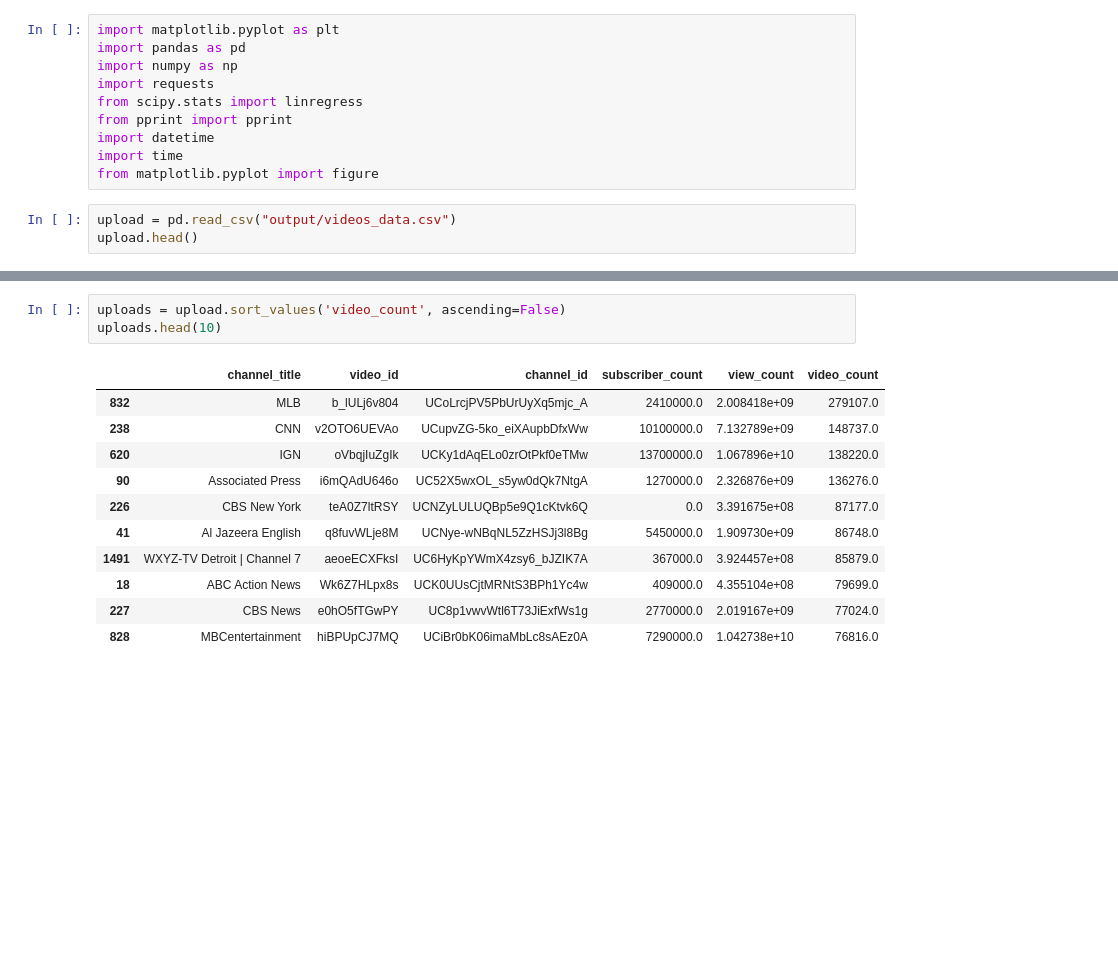
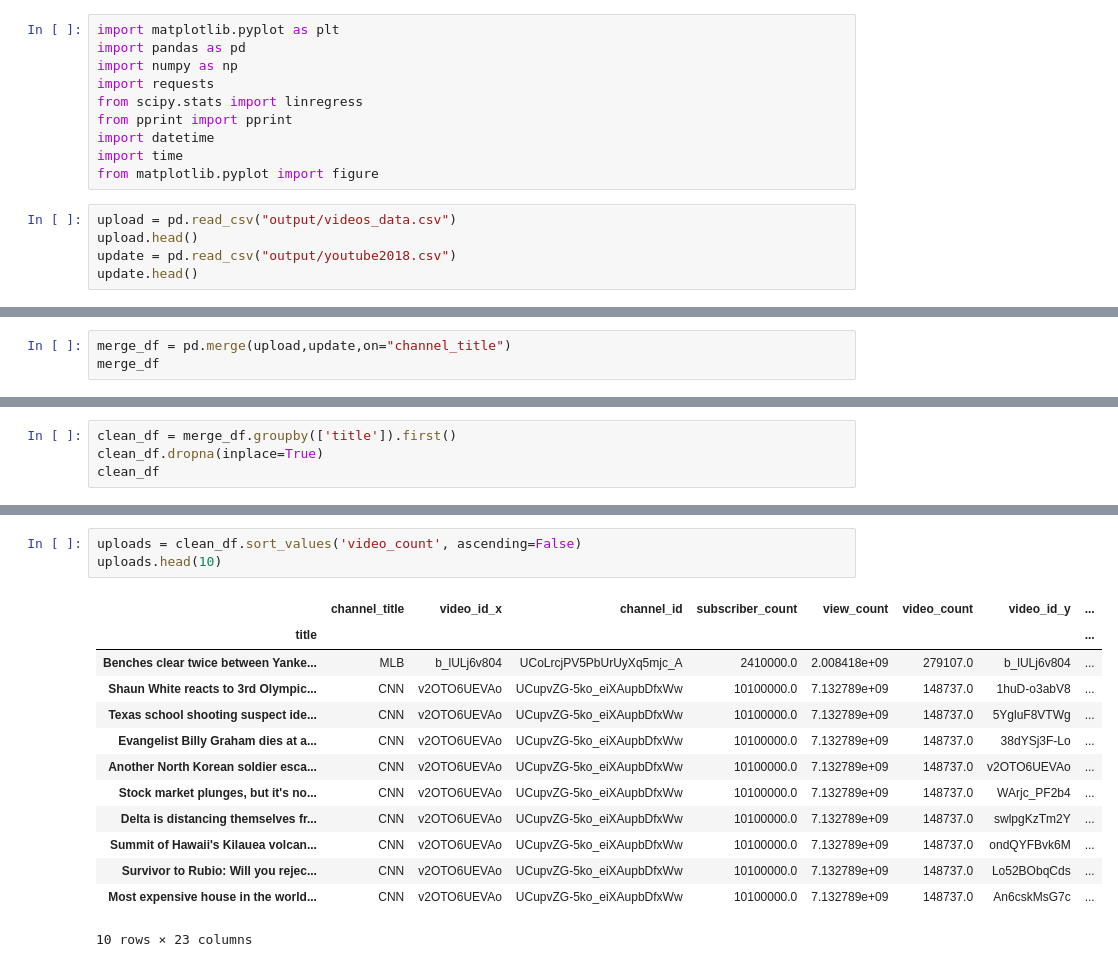
Before and after one commit to hannah8075/youtube-analysis, a Jupyter notebook: vidcount_vs_viewcount.ipynb, the cells around one changed output, grey strips where cells are left out. Cells and saved outputs as stored; diff of their text form; blank space fills up the shorter version.

```diff
--- a/vidcount_vs_viewcount.ipynb
+++ b/vidcount_vs_viewcount.ipynb
@@ -11,4 +11,6 @@ from matplotlib.pyplot import figure
 # %%
 upload = pd.read_csv("output/videos_data.csv")
 upload.head()
+update = pd.read_csv("output/youtube2018.csv")
+update.head()
 # %% [output]
@@ -20,0 +23,3 @@ upload.head()
+# %%
+merge_df = pd.merge(upload,update,on="channel_title")
+merge_df
@@ -20,0 +40,4 @@ upload.head()
+# %%
+clean_df = merge_df.groupby(['title']).first()
+clean_df.dropna(inplace=True)
+clean_df
@@ -21,18 +59,20 @@ upload.head()
 # %%
-uploads = upload.sort_values('video_count', ascending=False)
+uploads = clean_df.sort_values('video_count', ascending=False)
 uploads.head(10)
 # %% [output]
-|  | channel_title | video_id | channel_id | subscriber_count | view_count | video_count |
-| 832 | MLB | b_lULj6v804 | UCoLrcjPV5PbUrUyXq5mjc_A | 2410000.0 | 2.008418e+09 | 279107.0 |
-| 238 | CNN | v2OTO6UEVAo | UCupvZG-5ko_eiXAupbDfxWw | 10100000.0 | 7.132789e+09 | 148737.0 |
-| 620 | IGN | oVbqjIuZgIk | UCKy1dAqELo0zrOtPkf0eTMw | 13700000.0 | 1.067896e+10 | 138220.0 |
-| 90 | Associated Press | i6mQAdU646o | UC52X5wxOL_s5yw0dQk7NtgA | 1270000.0 | 2.326876e+09 | 136276.0 |
-| 226 | CBS New York | teA0Z7ltRSY | UCNZyLULUQBp5e9Q1cKtvk6Q | 0.0 | 3.391675e+08 | 87177.0 |
-| 41 | Al Jazeera English | q8fuvWLje8M | UCNye-wNBqNL5ZzHSJj3l8Bg | 5450000.0 | 1.909730e+09 | 86748.0 |
-| 1491 | WXYZ-TV Detroit | Channel 7 | aeoeECXFksI | UC6HyKpYWmX4zsy6_bJZIK7A | 367000.0 | 3.924457e+08 | 85879.0 |
-| 18 | ABC Action News | Wk6Z7HLpx8s | UCK0UUsCjtMRNtS3BPh1Yc4w | 409000.0 | 4.355104e+08 | 79699.0 |
-| 227 | CBS News | e0hO5fTGwPY | UC8p1vwvWtl6T73JiExfWs1g | 2770000.0 | 2.019167e+09 | 77024.0 |
-| 828 | MBCentertainment | hiBPUpCJ7MQ | UCiBr0bK06imaMbLc8sAEz0A | 7290000.0 | 1.042738e+10 | 76816.0 |
+|  | channel_title | video_id_x | channel_id | subscriber_count | view_count | video_count | video_id_y | ... |
+| title |  |  |  |  |  |  |  | ... |
+| Benches clear twice between Yanke... | MLB | b_lULj6v804 | UCoLrcjPV5PbUrUyXq5mjc_A | 2410000.0 | 2.008418e+09 | 279107.0 | b_lULj6v804 | ... |
+| Shaun White reacts to 3rd Olympic... | CNN | v2OTO6UEVAo | UCupvZG-5ko_eiXAupbDfxWw | 10100000.0 | 7.132789e+09 | 148737.0 | 1huD-o3abV8 | ... |
+| Texas school shooting suspect ide... | CNN | v2OTO6UEVAo | UCupvZG-5ko_eiXAupbDfxWw | 10100000.0 | 7.132789e+09 | 148737.0 | 5YgluF8VTWg | ... |
+| Evangelist Billy Graham dies at a... | CNN | v2OTO6UEVAo | UCupvZG-5ko_eiXAupbDfxWw | 10100000.0 | 7.132789e+09 | 148737.0 | 38dYSj3F-Lo | ... |
+| Another North Korean soldier esca... | CNN | v2OTO6UEVAo | UCupvZG-5ko_eiXAupbDfxWw | 10100000.0 | 7.132789e+09 | 148737.0 | v2OTO6UEVAo | ... |
+| Stock market plunges, but it's no... | CNN | v2OTO6UEVAo | UCupvZG-5ko_eiXAupbDfxWw | 10100000.0 | 7.132789e+09 | 148737.0 | WArjc_PF2b4 | ... |
+| Delta is distancing themselves fr... | CNN | v2OTO6UEVAo | UCupvZG-5ko_eiXAupbDfxWw | 10100000.0 | 7.132789e+09 | 148737.0 | swlpgKzTm2Y | ... |
+| Summit of Hawaii's Kilauea volcan... | CNN | v2OTO6UEVAo | UCupvZG-5ko_eiXAupbDfxWw | 10100000.0 | 7.132789e+09 | 148737.0 | ondQYFBvk6M | ... |
+| Survivor to Rubio: Will you rejec... | CNN | v2OTO6UEVAo | UCupvZG-5ko_eiXAupbDfxWw | 10100000.0 | 7.132789e+09 | 148737.0 | Lo52BObqCds | ... |
+| Most expensive house in the world... | CNN | v2OTO6UEVAo | UCupvZG-5ko_eiXAupbDfxWw | 10100000.0 | 7.132789e+09 | 148737.0 | An6cskMsG7c | ... |
+10 rows × 23 columns
 # %%
 top_channels = uploads.loc[(uploads["video_count"]> 76815.9),:]
 top_channels
```
Also changed, not shown: parts of 5 cells of this notebook.
